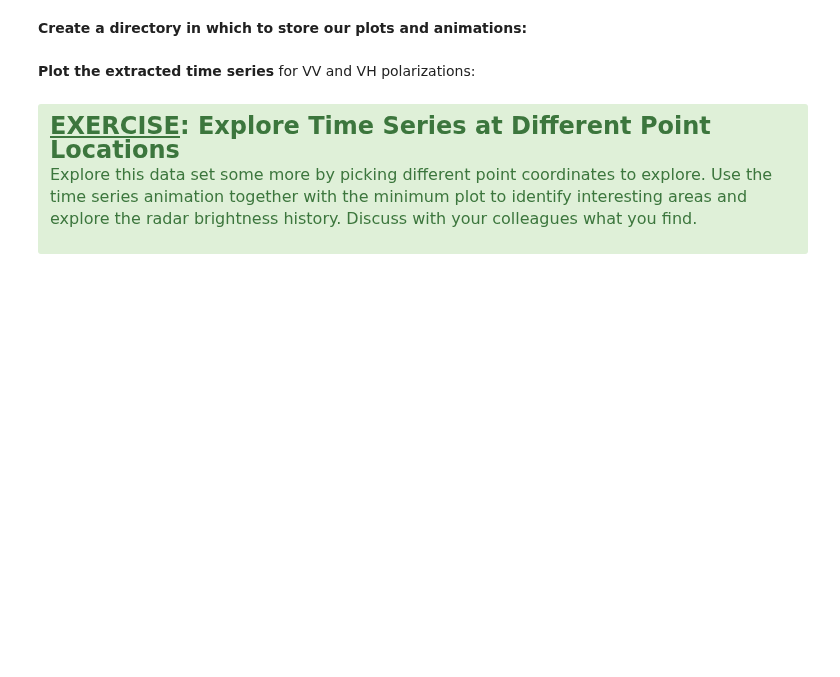
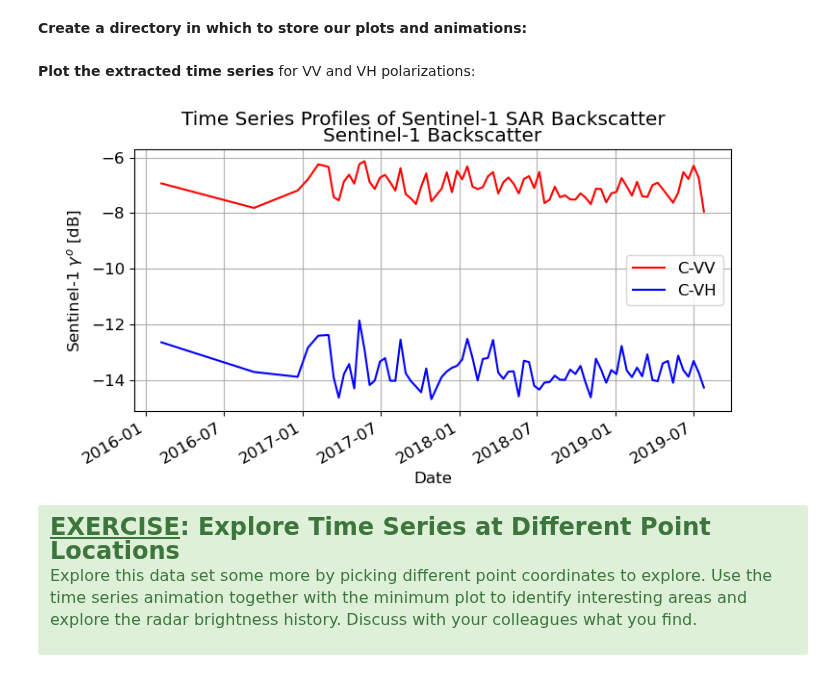
Before and after one commit to ASFOpenSARlab/opensarlab-notebooks, a Jupyter notebook: SAR_Training/English/Ecosystems/Exercise3-ExploreSARTimeSeriesDeforestation.ipynb, the cells around one changed output. Cells and saved outputs as stored; diff of their text form; code cells hidden in the pictures; blank space fills up the shorter version.

```diff
--- a/SAR_Training/English/Ecosystems/Exercise3-ExploreSARTimeSeriesDeforestation.ipynb
+++ b/SAR_Training/English/Ecosystems/Exercise3-ExploreSARTimeSeriesDeforestation.ipynb
@@ -86,7 +88,7 @@ The site in question is interesting as it has experienced extensive logging over
 
 Before we get started, let's first **create a working directory for this analysis and change into it:**
 # %%
-path = Path("/home/jovyan/notebooks/SAR_Training/English/Ecosystems/data_Ex2-4_S1-MadreDeDios")
+path = Path.cwd()/"data_Ex2-4_S1-MadreDeDios"
 
 if not path.exists():
     path.mkdir()
@@ -293,18 +331,20 @@ if not product_path.exists():
 # %%
 fig, ax = plt.subplots(1, 1, figsize=(8, 4))
 
 s_ts[0].plot(ax=ax, color='red', label='C-VV')
 
 s_ts[1].plot(ax=ax, color='blue', label='C-VH')
 ax.set_xlabel('Date')
-ax.set_ylabel('Sentinel-1 $\gamma^o$ [dB]')
+ax.set_ylabel(r'Sentinel-1 $\gamma^o$ [dB]')
 
 ax.set_title('Sentinel-1 Backscatter')
 plt.grid()
 _ = ax.legend(loc='best')
 _ = fig.suptitle('Time Series Profiles of Sentinel-1 SAR Backscatter')
 figname = f"RCSTimeSeries-{ref_x:.0f}_{ref_y:.0f}.png"
 plt.savefig(product_path/f"{figname}", dpi=300, transparent='true')
+# %% [output]
+[figure, added]
 # %% [markdown]
 <div class="alert alert-success">
 <font face="Calibri" size="5"> <b> <font color='rgba(200,0,0,0.2)'> <u>EXERCISE</u>:  </font> Explore Time Series at Different Point Locations </b> </font>
```
Also changed, not shown: parts of 11 cells of this notebook.
